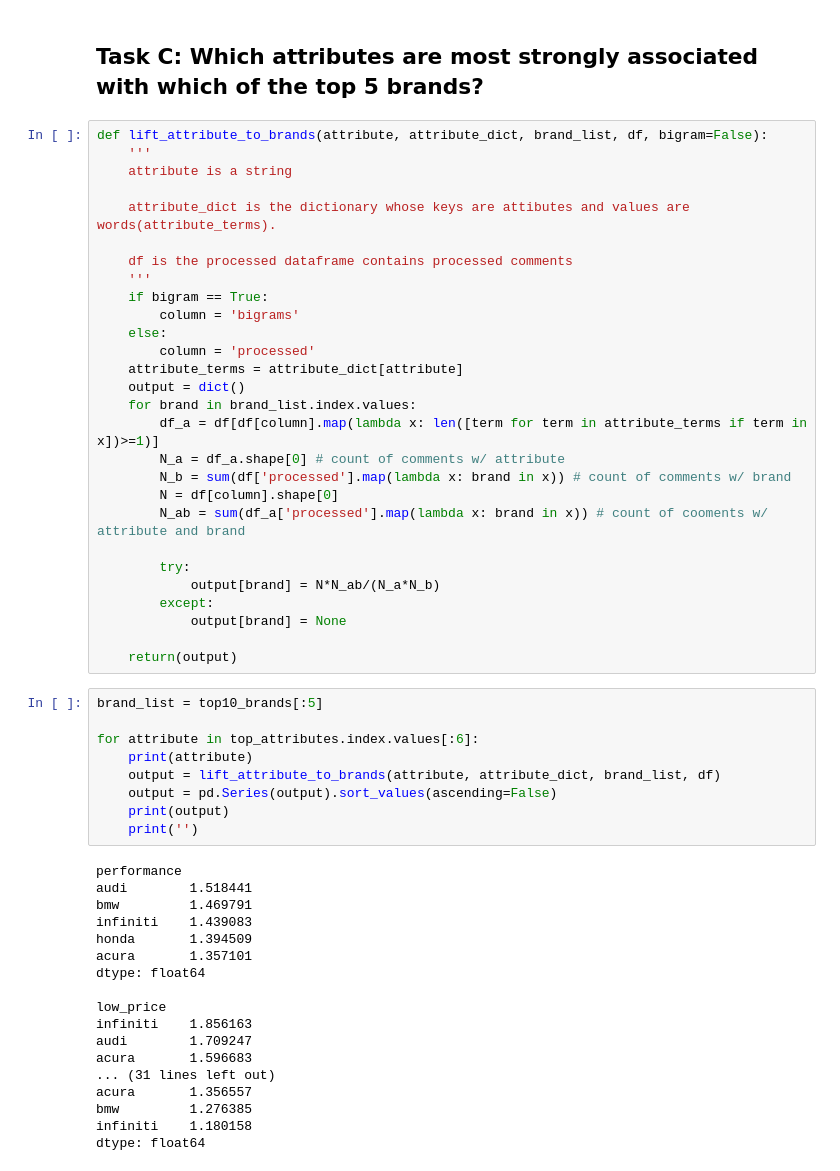
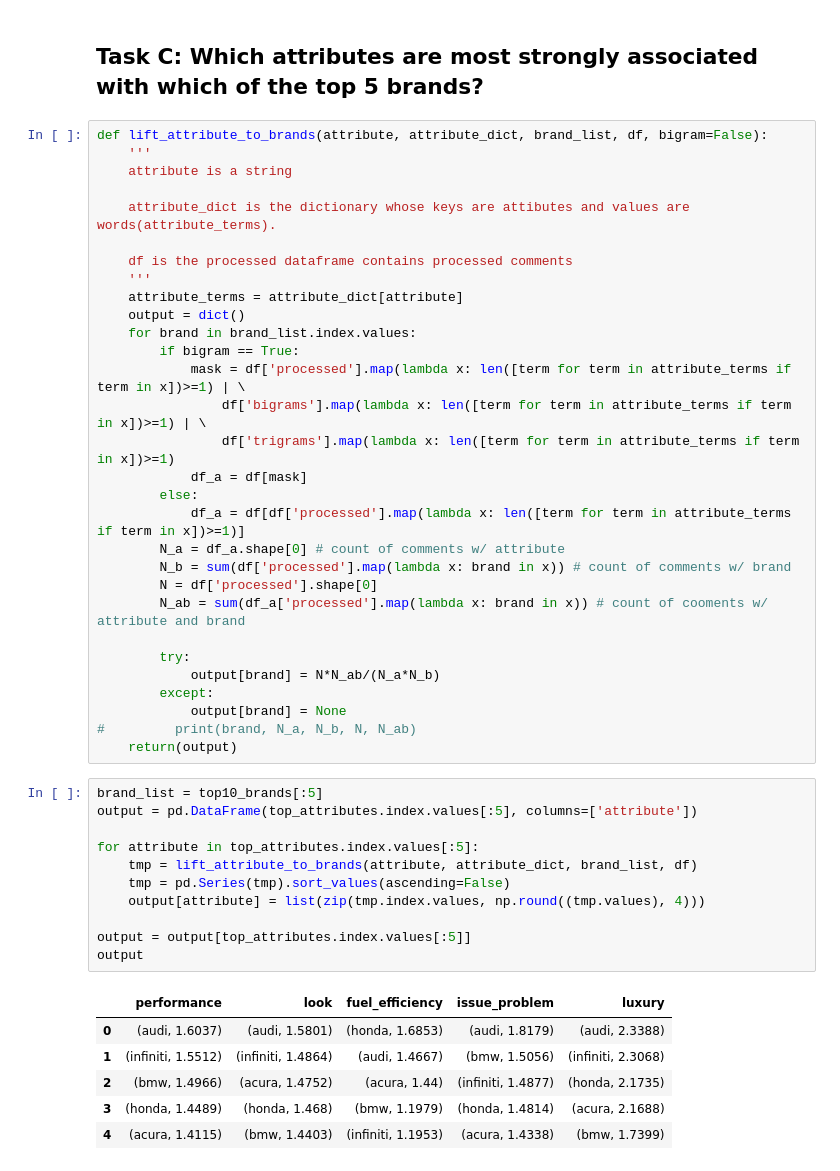
Before and after one commit to cdd6689/Twitter-Politics-Text-Analytics-project-, a Jupyter notebook: HW/HW1/HW1_notebook_matthew.ipynb, the cells around one changed output. Drawn from its saved outputs; the diff is of its cells as text.

```diff
--- a/HW/HW1/HW1_notebook_matthew.ipynb
+++ b/HW/HW1/HW1_notebook_matthew.ipynb
@@ -343,49 +443,42 @@ def lift_attribute_to_brands(attribute, attribute_dict, brand_list, df, bigram=F
 
     df is the processed dataframe contains processed comments
     '''
-    if bigram == True:
-        column = 'bigrams'
-    else:
-        column = 'processed'
     attribute_terms = attribute_dict[attribute]
     output = dict()
     for brand in brand_list.index.values:
-        df_a = df[df[column].map(lambda x: len([term for term in attribute_terms if term in x])>=1)]
+        if bigram == True:
+            mask = df['processed'].map(lambda x: len([term for term in attribute_terms if term in x])>=1) | \
+                df['bigrams'].map(lambda x: len([term for term in attribute_terms if term in x])>=1) | \
+                df['trigrams'].map(lambda x: len([term for term in attribute_terms if term in x])>=1)
+            df_a = df[mask]
+        else:
+            df_a = df[df['processed'].map(lambda x: len([term for term in attribute_terms if term in x])>=1)]
         N_a = df_a.shape[0] # count of comments w/ attribute
         N_b = sum(df['processed'].map(lambda x: brand in x)) # count of comments w/ brand
-        N = df[column].shape[0]
+        N = df['processed'].shape[0]
         N_ab = sum(df_a['processed'].map(lambda x: brand in x)) # count of cooments w/ attribute and brand
 
         try:
             output[brand] = N*N_ab/(N_a*N_b)
         except:
             output[brand] = None
-
+#         print(brand, N_a, N_b, N, N_ab)
     return(output)
 # %%
 brand_list = top10_brands[:5]
+output = pd.DataFrame(top_attributes.index.values[:5], columns=['attribute'])
 
-for attribute in top_attributes.index.values[:6]:
-    print(attribute)
-    output = lift_attribute_to_brands(attribute, attribute_dict, brand_list, df)
-    output = pd.Series(output).sort_values(ascending=False)
-    print(output)
-    print('')
+for attribute in top_attributes.index.values[:5]:
+    tmp = lift_attribute_to_brands(attribute, attribute_dict, brand_list, df)
+    tmp = pd.Series(tmp).sort_values(ascending=False)
+    output[attribute] = list(zip(tmp.index.values, np.round((tmp.values), 4)))
+
+output = output[top_attributes.index.values[:5]]
+output
 # %% [output]
-performance
-audi        1.518441
-bmw         1.469791
-infiniti    1.439083
-honda       1.394509
-acura       1.357101
-dtype: float64
-
-low_price
-infiniti    1.856163
-audi        1.709247
-acura       1.596683
-... (31 lines left out)
-acura       1.356557
-bmw         1.276385
-infiniti    1.180158
-dtype: float64
+|  | performance | look | fuel_efficiency | issue_problem | luxury |
+| 0 | (audi, 1.6037) | (audi, 1.5801) | (honda, 1.6853) | (audi, 1.8179) | (audi, 2.3388) |
+| 1 | (infiniti, 1.5512) | (infiniti, 1.4864) | (audi, 1.4667) | (bmw, 1.5056) | (infiniti, 2.3068) |
+| 2 | (bmw, 1.4966) | (acura, 1.4752) | (acura, 1.44) | (infiniti, 1.4877) | (honda, 2.1735) |
+| 3 | (honda, 1.4489) | (honda, 1.468) | (bmw, 1.1979) | (honda, 1.4814) | (acura, 2.1688) |
+| 4 | (acura, 1.4115) | (bmw, 1.4403) | (infiniti, 1.1953) | (acura, 1.4338) | (bmw, 1.7399) |
```
Also changed, not shown: parts of 20 cells of this notebook.
